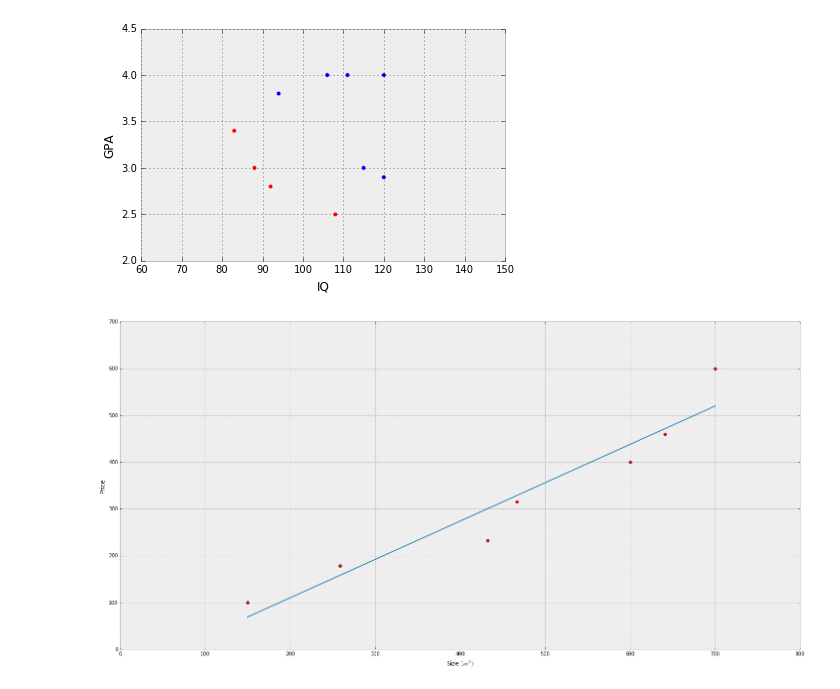
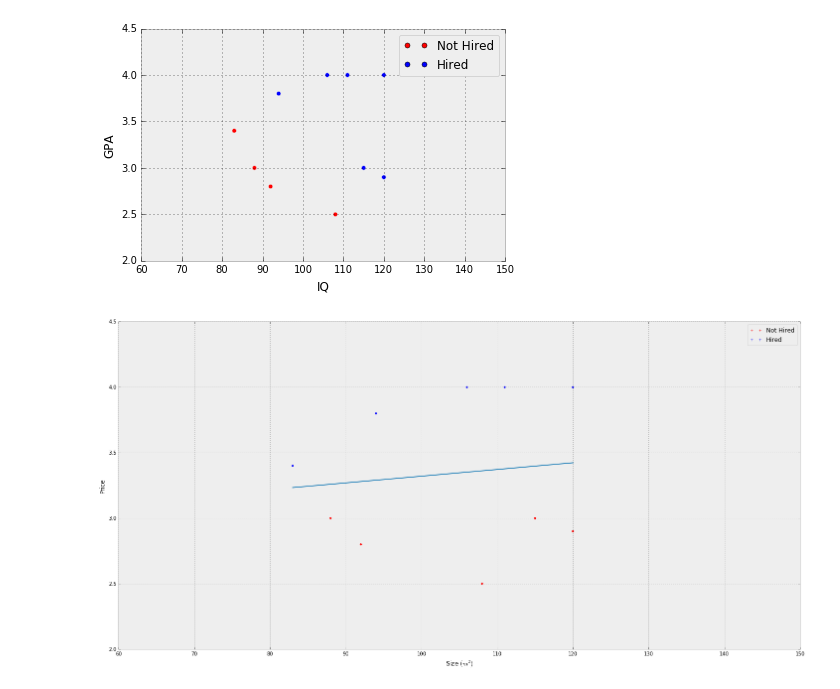
Before and after one commit to WhiteKebabs/WhiteKebabs.github.io, a Jupyter notebook: posts/linear_classifier/visualisations.ipynb, the cells around one changed output. Cells and saved outputs as stored; diff of their text form; code cells hidden in the pictures.

```diff
--- a/posts/linear_classifier/visualisations.ipynb
+++ b/posts/linear_classifier/visualisations.ipynb
@@ -2,6 +2,7 @@
 import matplotlib
 import matplotlib.pyplot as plt
 %matplotlib inline
+import numpy as np
 IQ = [88, 120, 111, 83, 94, 106, 108, 92, 115, 120]
 GPA = [3.0, 2.9, 4.0, 3.4, 3.8, 4.0, 2.5, 2.8, 3.0, 4.0]
 Hired = [0, 1, 1, 0, 1, 1, 0, 0, 1, 1]
@@ -9,6 +10,12 @@ colors = ["red", "blue"]
 
 #plt.figure(figsize=(200,400))
 plt.scatter(IQ, GPA, c=Hired, cmap=matplotlib.colors.ListedColormap(colors))
+
+red, = plt.plot([], "ro", markersize=5)
+blue, = plt.plot([], "bo", markersize=5)
+
+plt.legend([red, blue], ["Not Hired", "Hired"])
+
 plt.style.use('bmh')
 plt.axis([60,150,2.0,4.5])
 plt.xlabel("IQ")
@@ -17,24 +24,32 @@ plt.tight_layout()
 plt.savefig("scatter.png")
 plt.show()
 # %% [output]
-[figure, old version]
+[figure, new version]
 # %%
 import matplotlib.pyplot as plt
 %matplotlib inline
 import numpy as np
 
 IQ = [88, 120, 111, 83, 94, 106, 108, 92, 115, 120]
-GPA = [3.0, 2.9, 4.0, 3.4, 3.8, 4.0, 2.5, 2.8, 3.0, 4.0]
+GPA =    [3.0, 2.9, 4.0, 3.4, 3.8, 4.0, 2.5, 2.8, 3.0, 4.0]
+labels = [0.0, 0.0, 1.0, 1.0, 1.0, 1.0, 0.0, 0.0, 0.0, 1.0]
+colors = ["red", "blue"]
+
+#plt.figure(figsize=(200,400))
+
+#red, = plt.plot([], "r+", markersize=5)
+#blue, = plt.plot([], "b+", markersize=5)
 
 plt.figure(figsize=(20,10))
-plt.plot(np.unique(a), np.poly1d(np.polyfit(a, b, 1))(np.unique(a)))
-plt.plot(a,b,'ro')
+plt.plot(np.unique(IQ), np.poly1d(np.polyfit(IQ, GPA, 1))(np.unique(IQ)))
+plt.scatter(IQ, GPA, c=labels, cmap=matplotlib.colors.ListedColormap(colors))
+plt.legend([red, blue], ["Not Hired", "Hired"])
 plt.style.use('bmh')
 plt.axis([60,150,2.0,4.5])
 plt.xlabel(r"Size $(m^{2})$")
 plt.ylabel("Price")
 plt.tight_layout()
 plt.savefig("wallpaper.png")
 plt.show()
 # %% [output]
-[figure, old version]
+[figure, new version]
```
Also changed, not shown: parts of 5 cells of this notebook, 3 other files.
